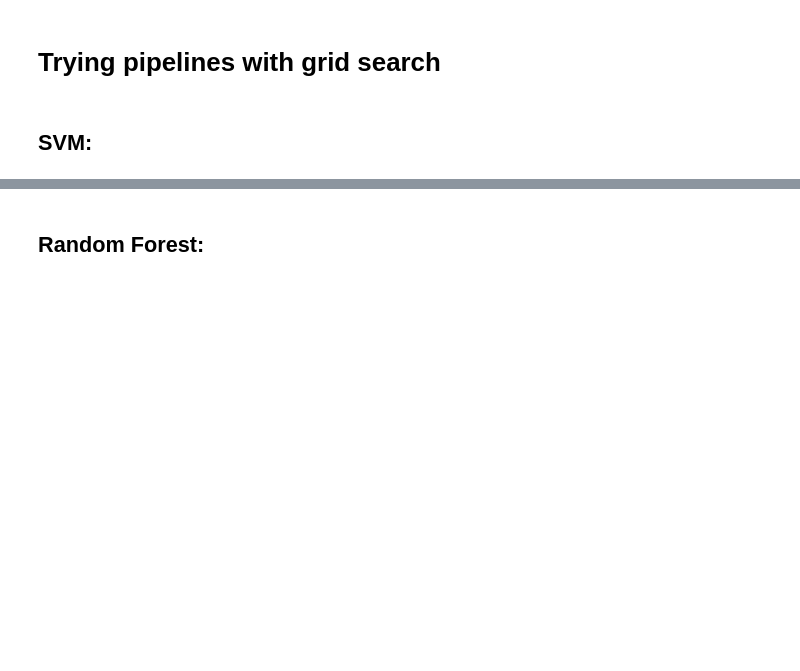
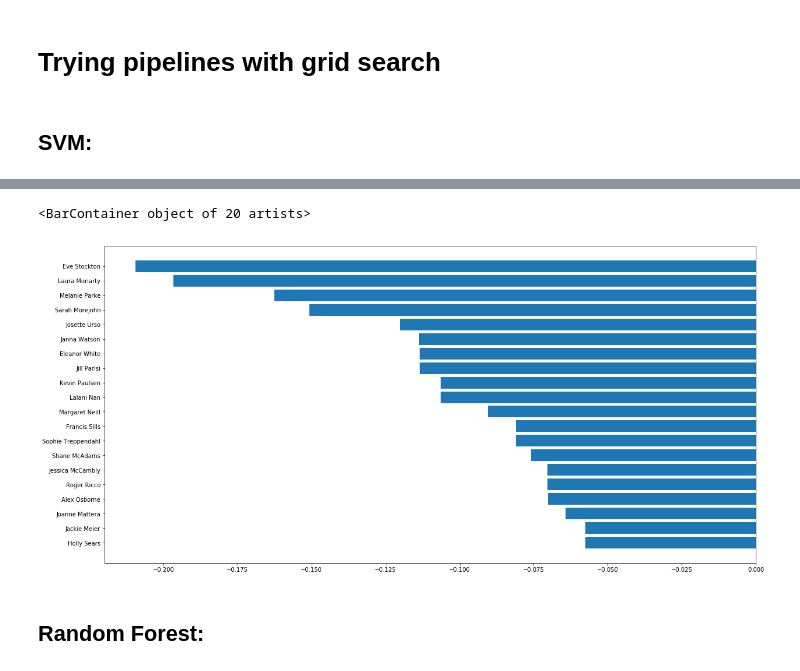
Before and after one commit to aulorbe/What-Makes-Art-Sell, a Jupyter notebook: classification.ipynb, the cells around one changed output, grey strips where cells are left out. Saved outputs shown, nothing was run; the diff lists cells and outputs as text; code cells hidden in the pictures; blank space fills up the shorter version.

```diff
--- a/classification.ipynb
+++ b/classification.ipynb
@@ -325,3 +439,15 @@ Fitting 3 folds for each of 7 candidates, totalling 21 fits
+# %%
+# Plotting bottom 20 features
+from matplotlib.pyplot import *
+
+x = coefficients['Feature Names'][-20:]
+y = coefficients['Weights'][-20:]
+
+fig = figure(figsize = (20,10))
+plt.barh(x,y, linewidth = 2)
+# %% [output]
+<BarContainer object of 20 artists>
+[figure, added]
 # %% [markdown]
 ## Random Forest:
 # %%
```
Also changed, not shown: parts of 56 cells of this notebook, 5 other files.
